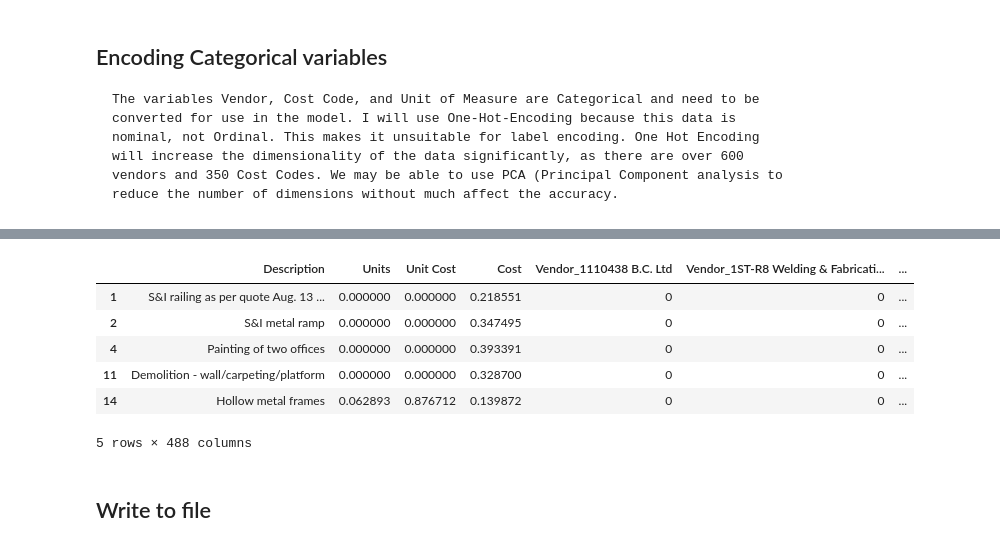
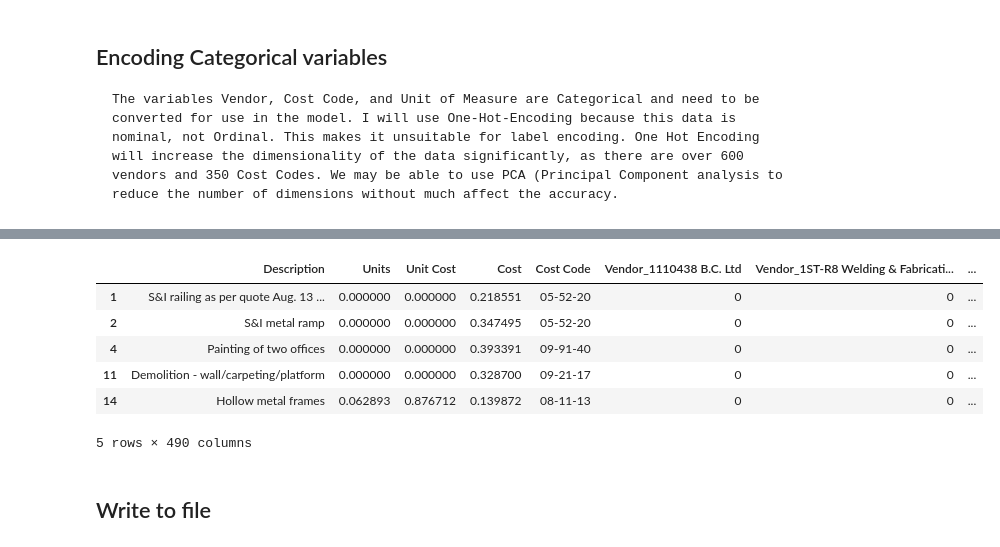
Before and after one commit to Daniel-M-Kelly/Udacity-MLND-Project, a Jupyter notebook: PO_Dataset_Exploration.ipynb, the cells around one changed output, grey strips where cells are left out. Saved outputs shown, nothing was run; the diff lists cells and outputs as text; code cells hidden in the pictures.

Commit message:
Predict on Description

```diff
--- a/PO_Dataset_Exploration.ipynb
+++ b/PO_Dataset_Exploration.ipynb
@@ -359,10 +359,6 @@ Name: Description, Length: 28377, dtype: object
 # %%
 #Split the data into features and target variable
 
-cost_code = df_90['Cost Code']
-features = df_90.drop('Cost Code', axis = 1)
 
 categorical = ['Vendor', 'Unit of Measure']
-features_encoded = pd.get_dummies(features, columns = categorical )
-
-cost_code_encoded = pd.get_dummies(cost_code)
+df_90 = pd.get_dummies(df_90, columns = categorical )
@@ -368,0 +386,8 @@ cost_code_encoded = pd.get_dummies(cost_code)
+# %%
+#cost_code_encoded = pd.get_dummies(cost_code)
+cost_code = df_90['Cost Code']
+df_90['Cost Code Encoded'] = LabelEncoder().fit_transform(cost_code)
+
+
+display(df_90['Cost Code'].unique())
+display(df_90['Cost Code Encoded'].unique())
@@ -369,16 +430,16 @@ cost_code_encoded = pd.get_dummies(cost_code)
 # %%
 #drop features I won't be using
-features_encoded = features_encoded.drop(['Company #','Purchase Order', 'Item'], axis = 1)
+df_90 = df_90.drop(['Company #','Purchase Order', 'Item'], axis = 1)
 # %%
-features_encoded.head()
+df_90.head()
 # %% [output]
-|  | Description | Units | Unit Cost | Cost | Vendor_1110438 B.C. Ltd | Vendor_1ST-R8 Welding & Fabricati... | ... |
-| 1 | S&I railing as per quote Aug. 13 ... | 0.000000 | 0.000000 | 0.218551 | 0 | 0 | ... |
-| 2 | S&I metal ramp | 0.000000 | 0.000000 | 0.347495 | 0 | 0 | ... |
-| 4 | Painting of two offices | 0.000000 | 0.000000 | 0.393391 | 0 | 0 | ... |
-| 11 | Demolition - wall/carpeting/platform | 0.000000 | 0.000000 | 0.328700 | 0 | 0 | ... |
-| 14 | Hollow metal frames | 0.062893 | 0.876712 | 0.139872 | 0 | 0 | ... |
+|  | Description | Units | Unit Cost | Cost | Cost Code | Vendor_1110438 B.C. Ltd | Vendor_1ST-R8 Welding & Fabricati... | ... |
+| 1 | S&I railing as per quote Aug. 13 ... | 0.000000 | 0.000000 | 0.218551 | 05-52-20 | 0 | 0 | ... |
+| 2 | S&I metal ramp | 0.000000 | 0.000000 | 0.347495 | 05-52-20 | 0 | 0 | ... |
+| 4 | Painting of two offices | 0.000000 | 0.000000 | 0.393391 | 09-91-40 | 0 | 0 | ... |
+| 11 | Demolition - wall/carpeting/platform | 0.000000 | 0.000000 | 0.328700 | 09-21-17 | 0 | 0 | ... |
+| 14 | Hollow metal frames | 0.062893 | 0.876712 | 0.139872 | 08-11-13 | 0 | 0 | ... |
-5 rows × 488 columns
+5 rows × 490 columns
 # %% [markdown]
 ## Write to file
 # %%
```
Also changed, not shown: parts of 4 cells of this notebook, 2 other files.
